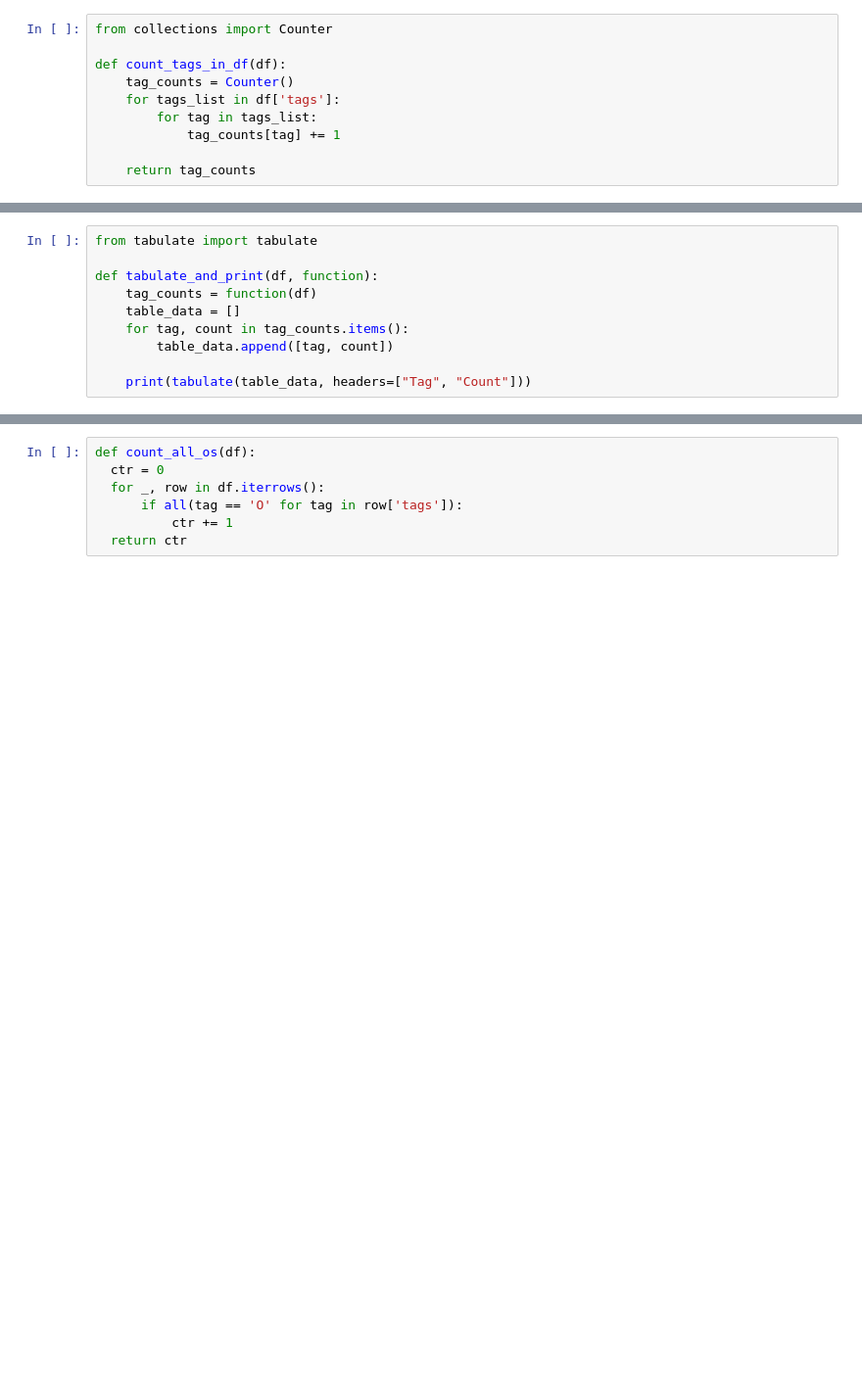
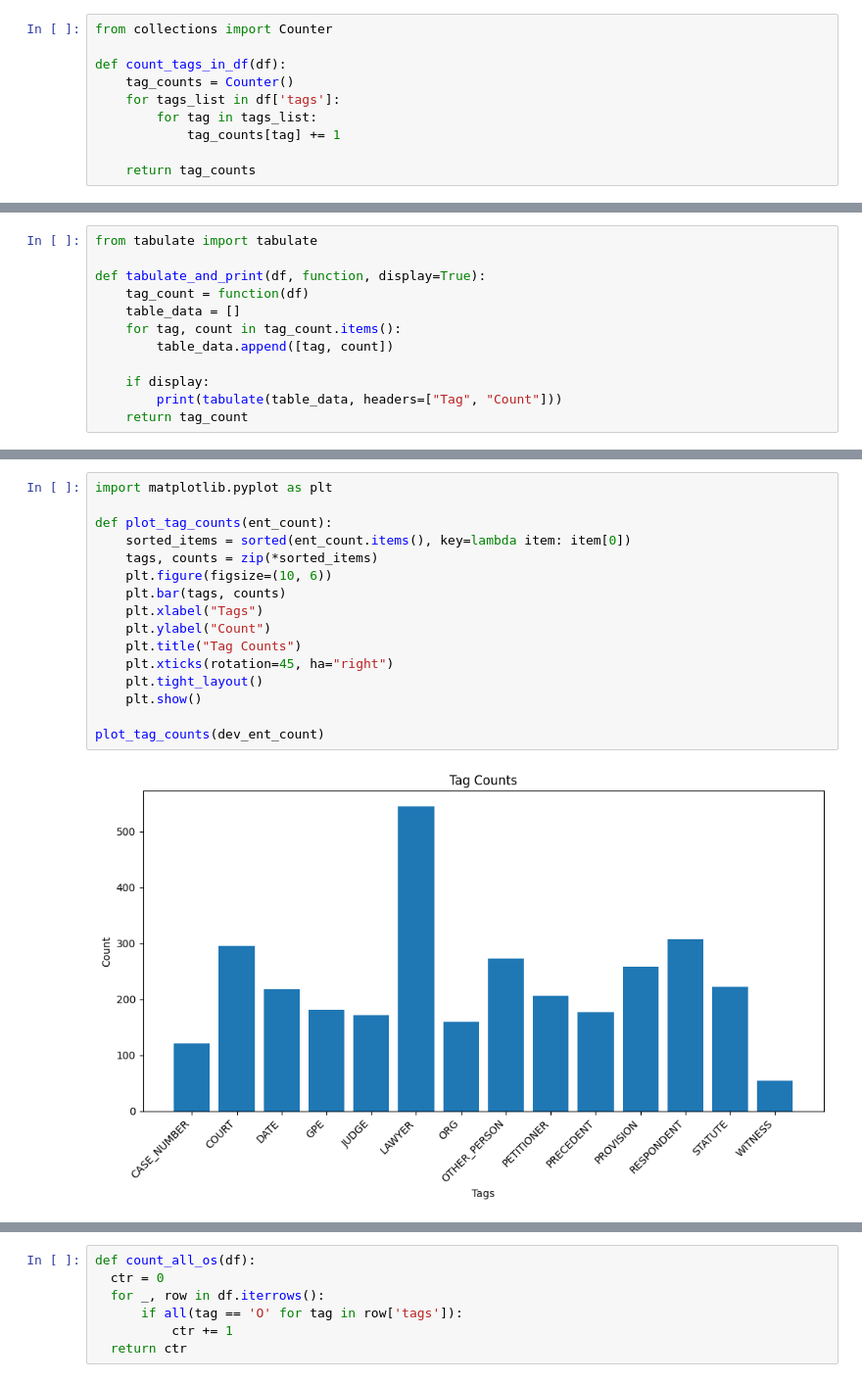
Before and after one commit to SnappyDragon64/Legal-NER-Dataset, a Jupyter notebook: data_preprocessing.ipynb, the cells around one changed output, grey strips where cells are left out. Shown at 98% size. Saved outputs shown, nothing was run; the diff lists cells and outputs as text; blank space fills up the shorter version.

```diff
--- a/data_preprocessing.ipynb
+++ b/data_preprocessing.ipynb
@@ -284,11 +258,13 @@ def count_unique_tags_in_df(df):
 # %%
 from tabulate import tabulate
 
-def tabulate_and_print(df, function):
-    tag_counts = function(df)
+def tabulate_and_print(df, function, display=True):
+    tag_count = function(df)
     table_data = []
-    for tag, count in tag_counts.items():
+    for tag, count in tag_count.items():
         table_data.append([tag, count])
 
-    print(tabulate(table_data, headers=["Tag", "Count"]))
+    if display:
+        print(tabulate(table_data, headers=["Tag", "Count"]))
+    return tag_count
 # %%
@@ -419,0 +357,18 @@ CASE_NUMBER      3135
+# %%
+import matplotlib.pyplot as plt
+
+def plot_tag_counts(ent_count):
+    sorted_items = sorted(ent_count.items(), key=lambda item: item[0])
+    tags, counts = zip(*sorted_items)
+    plt.figure(figsize=(10, 6))
+    plt.bar(tags, counts)
+    plt.xlabel("Tags")
+    plt.ylabel("Count")
+    plt.title("Tag Counts")
+    plt.xticks(rotation=45, ha="right")
+    plt.tight_layout()
+    plt.show()
+
+plot_tag_counts(dev_ent_count)
+# %% [output]
+[figure, added]
```
Also changed, not shown: parts of 52 cells of this notebook, 13 other files.
